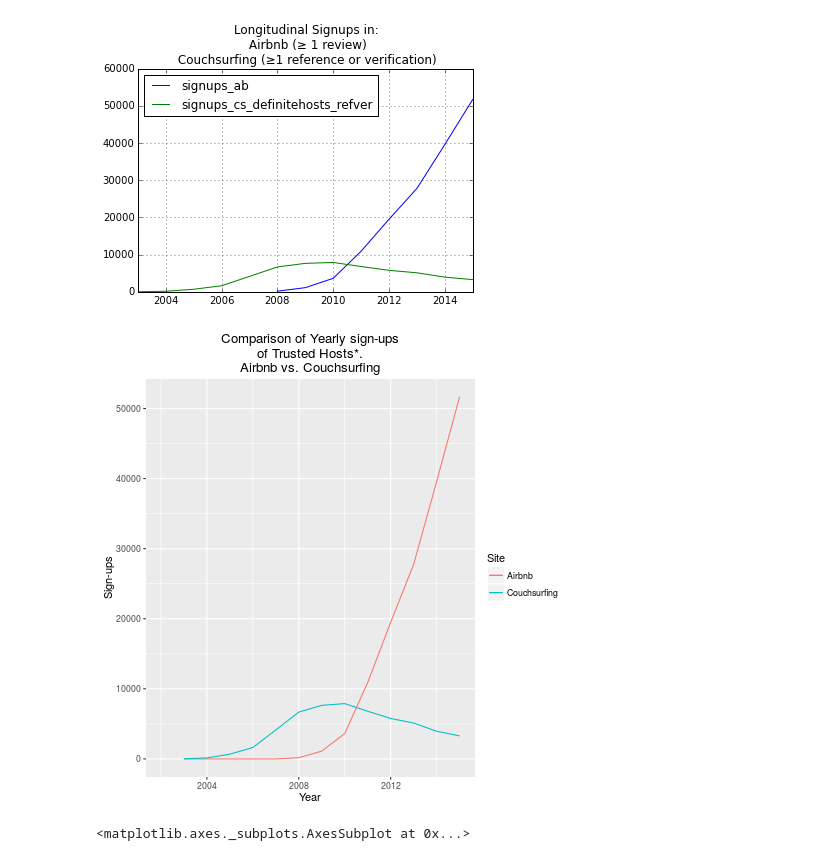
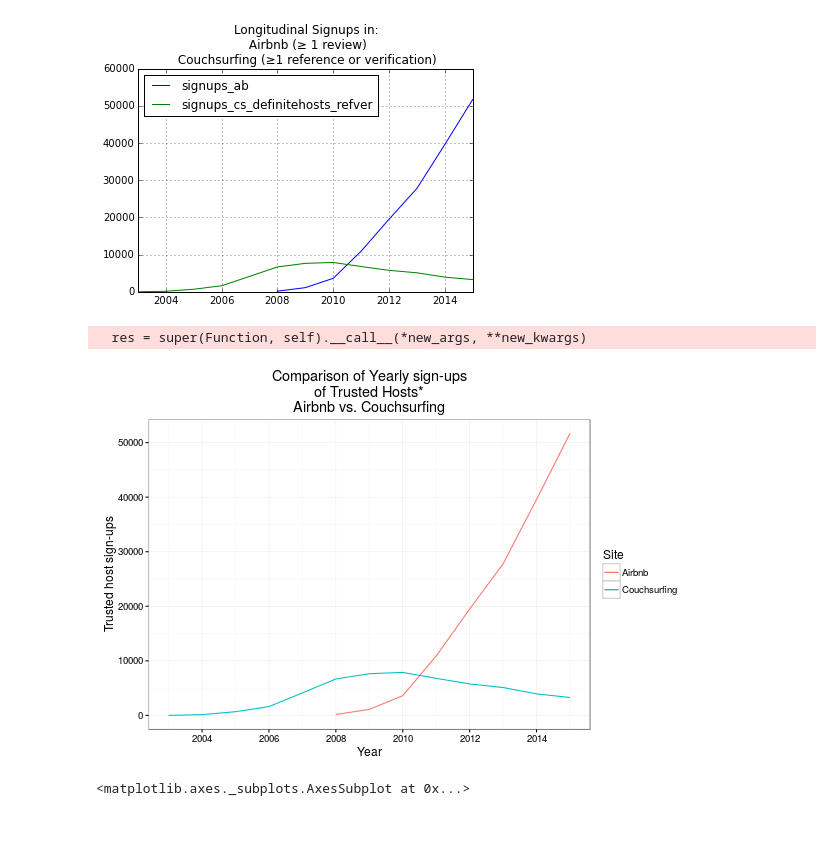
Before and after one commit to notconfusing/airsurfing-analysis, a Jupyter notebook: member since comparison.ipynb, the cells around one changed output. Saved outputs shown, nothing was run; the diff lists cells and outputs as text; code cells hidden in the pictures; blank space fills up the shorter version.

```diff
--- a/member since comparison.ipynb
+++ b/member since comparison.ipynb
@@ -180,20 +192,23 @@ abcs_r = abcs_both_refver.reset_index()
 # %%
 %Rpush abcs_r
 # %%
-%%R
-
+%%R -w 600 -h 400
+yrs = c(2002,2004,2006,2008,2010,2012,2014, 2016)
 p = ggplot(abcs_r, aes(index)) +
         geom_line(aes(y=signups_ab, colour="signups_ab")) +
         geom_line(aes(y=signups_cs_definitehosts_refver, colour="signups_cs_definitehosts_refver"))+
-        xlim(2002,2015)+
         xlab("Year")+
-        ylab("Sign-ups")+
-        ggtitle("Comparison of Yearly sign-ups\n of Trusted Hosts*. \nAirbnb vs. Couchsurfing")+
+        ylab("Trusted host sign-ups")+
+        ggtitle("Comparison of Yearly sign-ups\n of Trusted Hosts* \nAirbnb vs. Couchsurfing")+
         scale_colour_discrete(name="Site",
-                         labels=c("Airbnb", "Couchsurfing"))
+                         labels=c("Airbnb", "Couchsurfing"))+
+        scale_x_continuous(breaks=yrs, limits=c(2003,2015))+
+        theme_bw()
+ggsave('figs/signup_comp.png', dpi=300)
 print(p)
 # %% [output]
+  res = super(Function, self).__call__(*new_args, **new_kwargs)
-[figure, old version]
+[figure, new version]
 # %%
 abcs_2013mean.ix[:2015].plot()
 # %% [output]
```
Also changed, not shown: parts of 34 cells of this notebook.
